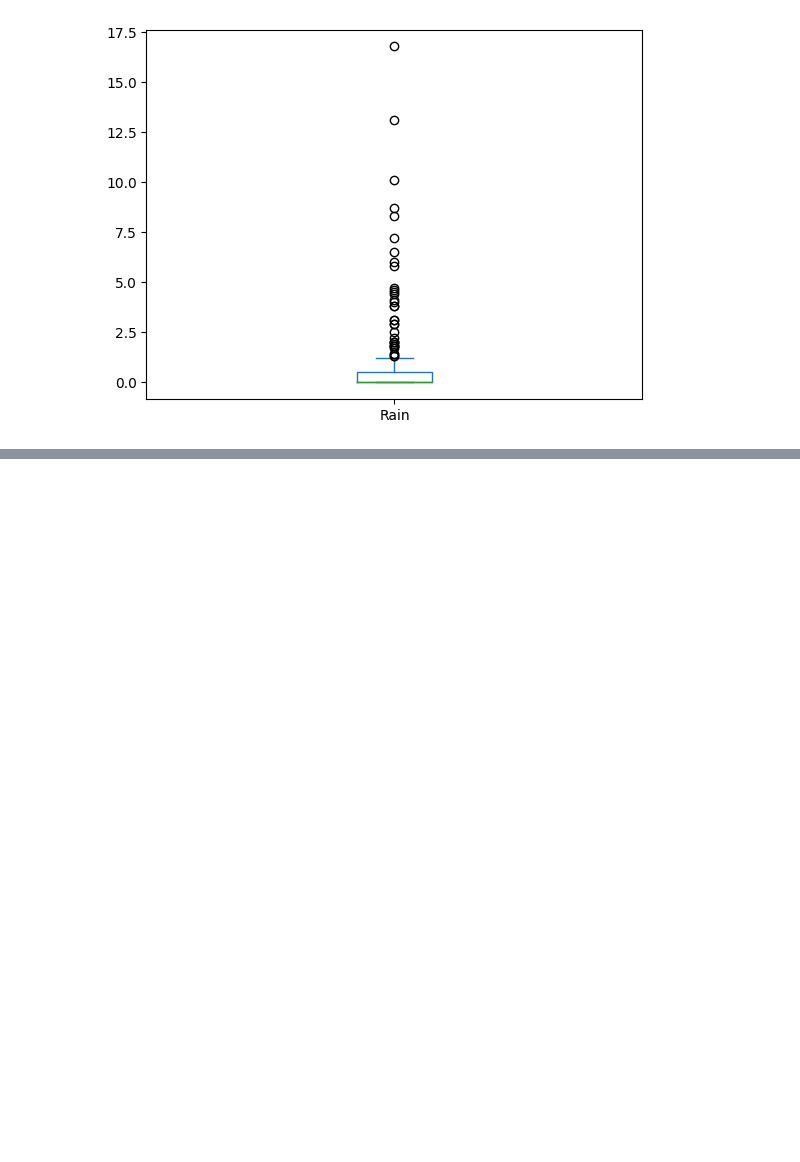
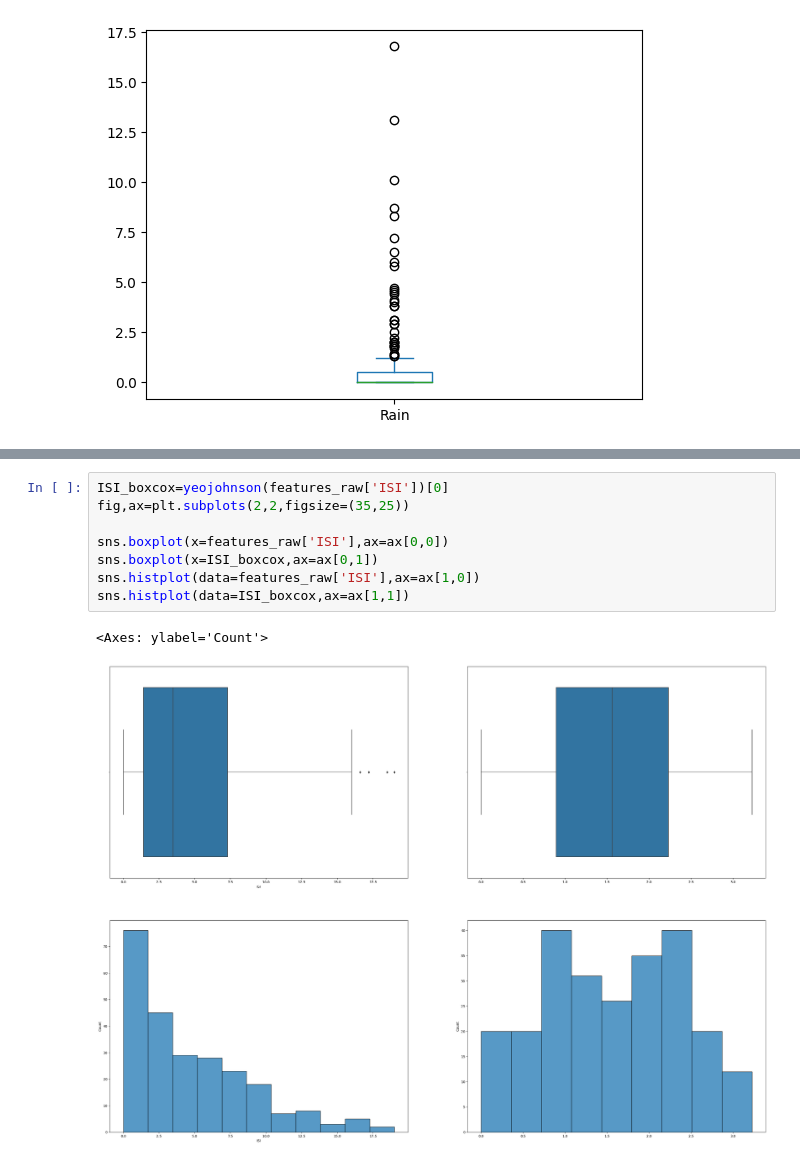
Before and after one commit to dvnasutosh/ineurondatascience, a Jupyter notebook: ML/assignment/algerian/algerian3.ipynb, the cells around one changed output, grey strips where cells are left out. Saved outputs shown, nothing was run; the diff lists cells and outputs as text; blank space fills up the shorter version.

```diff
--- a/ML/assignment/algerian/algerian3.ipynb
+++ b/ML/assignment/algerian/algerian3.ipynb
@@ -924,0 +951,11 @@ boxcox(features_raw['DC'])
+# %%
+ISI_boxcox=yeojohnson(features_raw['ISI'])[0]
+fig,ax=plt.subplots(2,2,figsize=(35,25))
+
+sns.boxplot(x=features_raw['ISI'],ax=ax[0,0])
+sns.boxplot(x=ISI_boxcox,ax=ax[0,1])
+sns.histplot(data=features_raw['ISI'],ax=ax[1,0])
+sns.histplot(data=ISI_boxcox,ax=ax[1,1])
+# %% [output]
+<Axes: ylabel='Count'>
+[figure, added]
```
Also changed, not shown: parts of 18 cells of this notebook.
